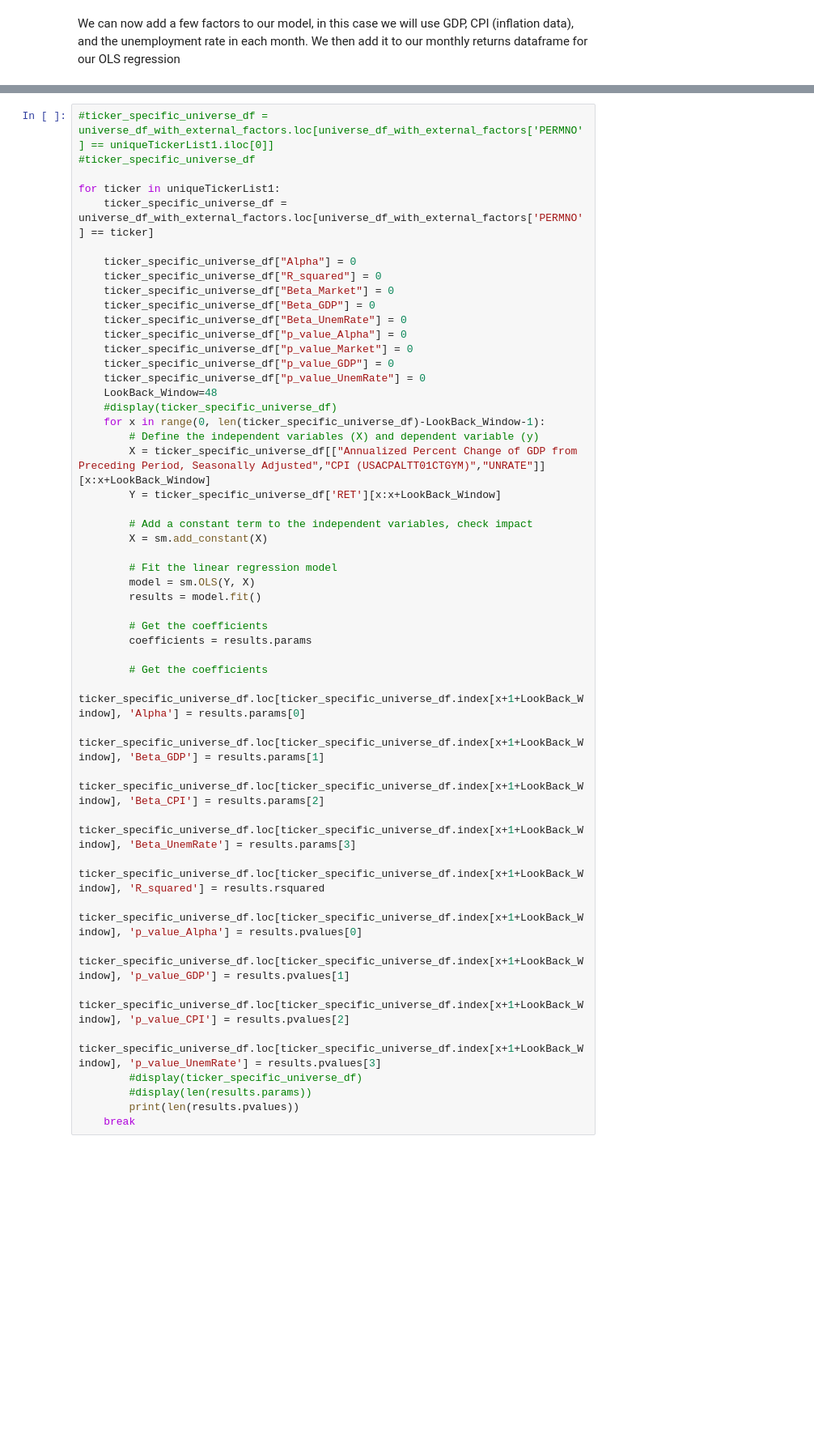
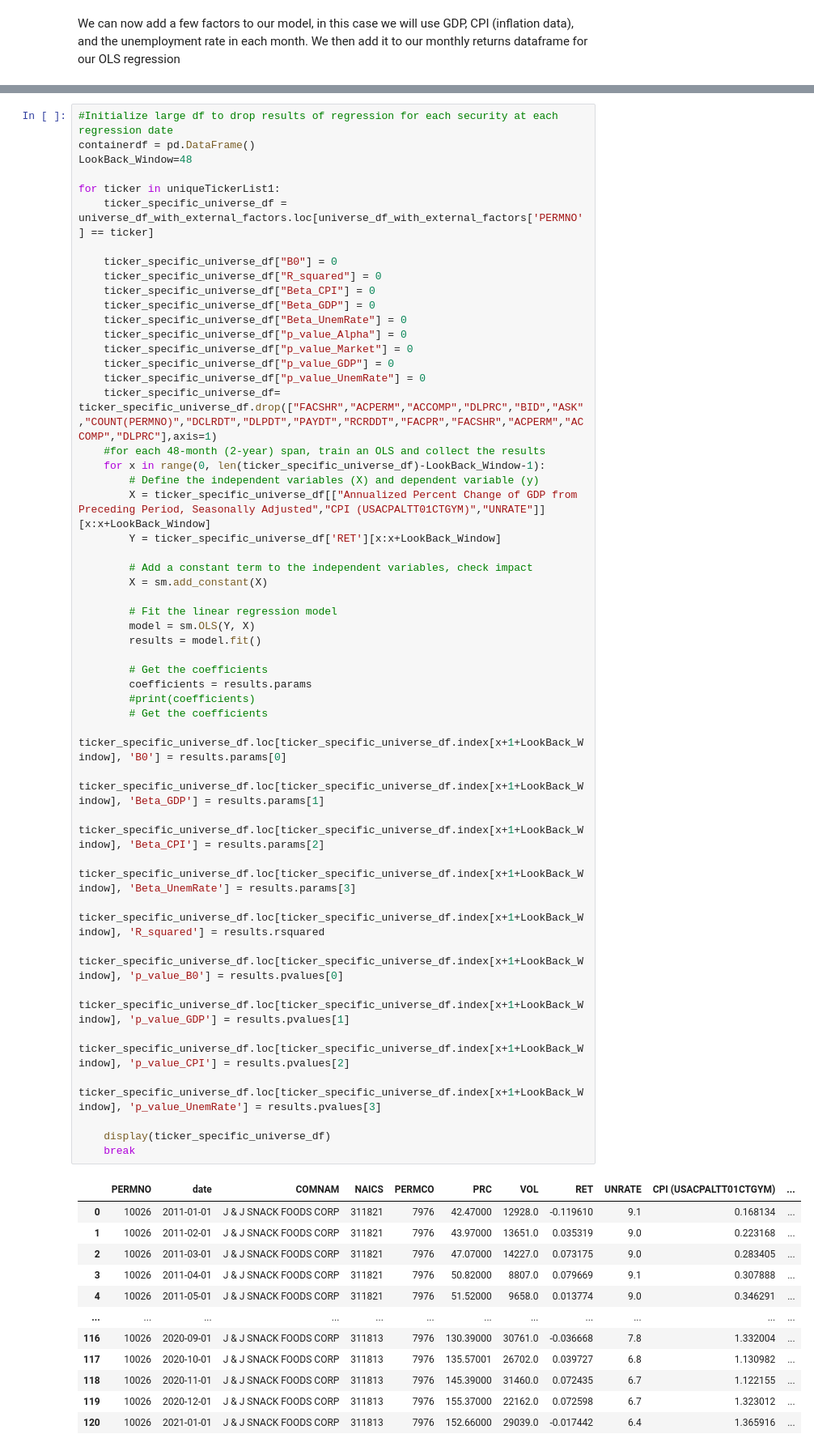
Before and after one commit to peterhindi/UBCTG-Factor-Research-Team, a Jupyter notebook: Factor_Model.ipynb, the cells around one changed output, grey strips where cells are left out. Shown: that part at 81% size. Saved outputs shown, nothing was run; the diff lists cells and outputs as text; blank space fills up the shorter version.

Commit message:
Working model, to lag data and make changes for usability

```diff
--- a/Factor_Model.ipynb
+++ b/Factor_Model.ipynb
@@ -203,48 +191,60 @@ universe_df_with_external_factors
 # %%
-#ticker_specific_universe_df = universe_df_with_external_factors.loc[universe_df_with_external_factors['PERMNO'] == uniqueTickerList1.iloc[0]]
-#ticker_specific_universe_df
+#Initialize large df to drop results of regression for each security at each regression date
+containerdf = pd.DataFrame()
+LookBack_Window=48
 
 for ticker in uniqueTickerList1:
     ticker_specific_universe_df = universe_df_with_external_factors.loc[universe_df_with_external_factors['PERMNO'] == ticker]
 
-    ticker_specific_universe_df["Alpha"] = 0
+    ticker_specific_universe_df["B0"] = 0
     ticker_specific_universe_df["R_squared"] = 0
-    ticker_specific_universe_df["Beta_Market"] = 0
+    ticker_specific_universe_df["Beta_CPI"] = 0
     ticker_specific_universe_df["Beta_GDP"] = 0
     ticker_specific_universe_df["Beta_UnemRate"] = 0
     ticker_specific_universe_df["p_value_Alpha"] = 0
     ticker_specific_universe_df["p_value_Market"] = 0
     ticker_specific_universe_df["p_value_GDP"] = 0
     ticker_specific_universe_df["p_value_UnemRate"] = 0
-    LookBack_Window=48
-    #display(ticker_specific_universe_df)
+    ticker_specific_universe_df= ticker_specific_universe_df.drop(["FACSHR","ACPERM","ACCOMP","DLPRC","BID","ASK","COUNT(PERMNO)","DCLRDT","DLPDT","PAYDT","RCRDDT","FACPR","FACSHR","ACPERM","ACCOMP","DLPRC"],axis=1)
+    #for each 48-month (2-year) span, train an OLS and collect the results
     for x in range(0, len(ticker_specific_universe_df)-LookBack_Window-1):
         # Define the independent variables (X) and dependent variable (y)
         X = ticker_specific_universe_df[["Annualized Percent Change of GDP from Preceding Period, Seasonally Adjusted","CPI (USACPALTT01CTGYM)","UNRATE"]][x:x+LookBack_Window]
         Y = ticker_specific_universe_df['RET'][x:x+LookBack_Window]
 
         # Add a constant term to the independent variables, check impact
         X = sm.add_constant(X)
 
         # Fit the linear regression model
         model = sm.OLS(Y, X)
         results = model.fit()
 
         # Get the coefficients
         coefficients = results.params
-
+        #print(coefficients)
         # Get the coefficients
-        ticker_specific_universe_df.loc[ticker_specific_universe_df.index[x+1+LookBack_Window], 'Alpha'] = results.params[0]
+        ticker_specific_universe_df.loc[ticker_specific_universe_df.index[x+1+LookBack_Window], 'B0'] = results.params[0]
         ticker_specific_universe_df.loc[ticker_specific_universe_df.index[x+1+LookBack_Window], 'Beta_GDP'] = results.params[1]
         ticker_specific_universe_df.loc[ticker_specific_universe_df.index[x+1+LookBack_Window], 'Beta_CPI'] = results.params[2]
         ticker_specific_universe_df.loc[ticker_specific_universe_df.index[x+1+LookBack_Window], 'Beta_UnemRate'] = results.params[3]
         ticker_specific_universe_df.loc[ticker_specific_universe_df.index[x+1+LookBack_Window], 'R_squared'] = results.rsquared
-        ticker_specific_universe_df.loc[ticker_specific_universe_df.index[x+1+LookBack_Window], 'p_value_Alpha'] = results.pvalues[0]
+        ticker_specific_universe_df.loc[ticker_specific_universe_df.index[x+1+LookBack_Window], 'p_value_B0'] = results.pvalues[0]
         ticker_specific_universe_df.loc[ticker_specific_universe_df.index[x+1+LookBack_Window], 'p_value_GDP'] = results.pvalues[1]
         ticker_specific_universe_df.loc[ticker_specific_universe_df.index[x+1+LookBack_Window], 'p_value_CPI'] = results.pvalues[2]
         ticker_specific_universe_df.loc[ticker_specific_universe_df.index[x+1+LookBack_Window], 'p_value_UnemRate'] = results.pvalues[3]
-        #display(ticker_specific_universe_df)
-        #display(len(results.params))
-        print(len(results.pvalues))
+
+    display(ticker_specific_universe_df)
     break
 # %% [output]
+|  | PERMNO | date | COMNAM | NAICS | PERMCO | PRC | VOL | RET | UNRATE | CPI (USACPALTT01CTGYM) | ... |
+| 0 | 10026 | 2011-01-01 | J & J SNACK FOODS CORP | 311821 | 7976 | 42.47000 | 12928.0 | -0.119610 | 9.1 | 0.168134 | ... |
+| 1 | 10026 | 2011-02-01 | J & J SNACK FOODS CORP | 311821 | 7976 | 43.97000 | 13651.0 | 0.035319 | 9.0 | 0.223168 | ... |
+| 2 | 10026 | 2011-03-01 | J & J SNACK FOODS CORP | 311821 | 7976 | 47.07000 | 14227.0 | 0.073175 | 9.0 | 0.283405 | ... |
+| 3 | 10026 | 2011-04-01 | J & J SNACK FOODS CORP | 311821 | 7976 | 50.82000 | 8807.0 | 0.079669 | 9.1 | 0.307888 | ... |
+| 4 | 10026 | 2011-05-01 | J & J SNACK FOODS CORP | 311821 | 7976 | 51.52000 | 9658.0 | 0.013774 | 9.0 | 0.346291 | ... |
+| ... | ... | ... | ... | ... | ... | ... | ... | ... | ... | ... | ... |
+| 116 | 10026 | 2020-09-01 | J & J SNACK FOODS CORP | 311813 | 7976 | 130.39000 | 30761.0 | -0.036668 | 7.8 | 1.332004 | ... |
+| 117 | 10026 | 2020-10-01 | J & J SNACK FOODS CORP | 311813 | 7976 | 135.57001 | 26702.0 | 0.039727 | 6.8 | 1.130982 | ... |
+| 118 | 10026 | 2020-11-01 | J & J SNACK FOODS CORP | 311813 | 7976 | 145.39000 | 31460.0 | 0.072435 | 6.7 | 1.122155 | ... |
+| 119 | 10026 | 2020-12-01 | J & J SNACK FOODS CORP | 311813 | 7976 | 155.37000 | 22162.0 | 0.072598 | 6.7 | 1.323012 | ... |
+| 120 | 10026 | 2021-01-01 | J & J SNACK FOODS CORP | 311813 | 7976 | 152.66000 | 29039.0 | -0.017442 | 6.4 | 1.365916 | ... |
```
Also changed, not shown: parts of 8 cells of this notebook.
